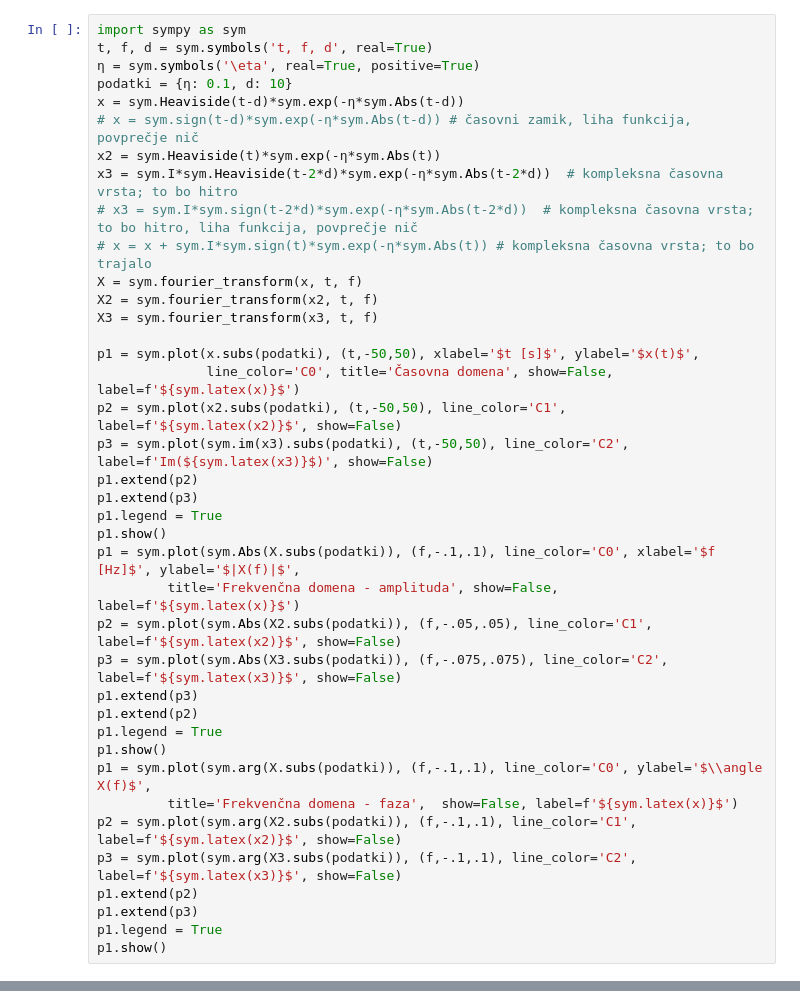
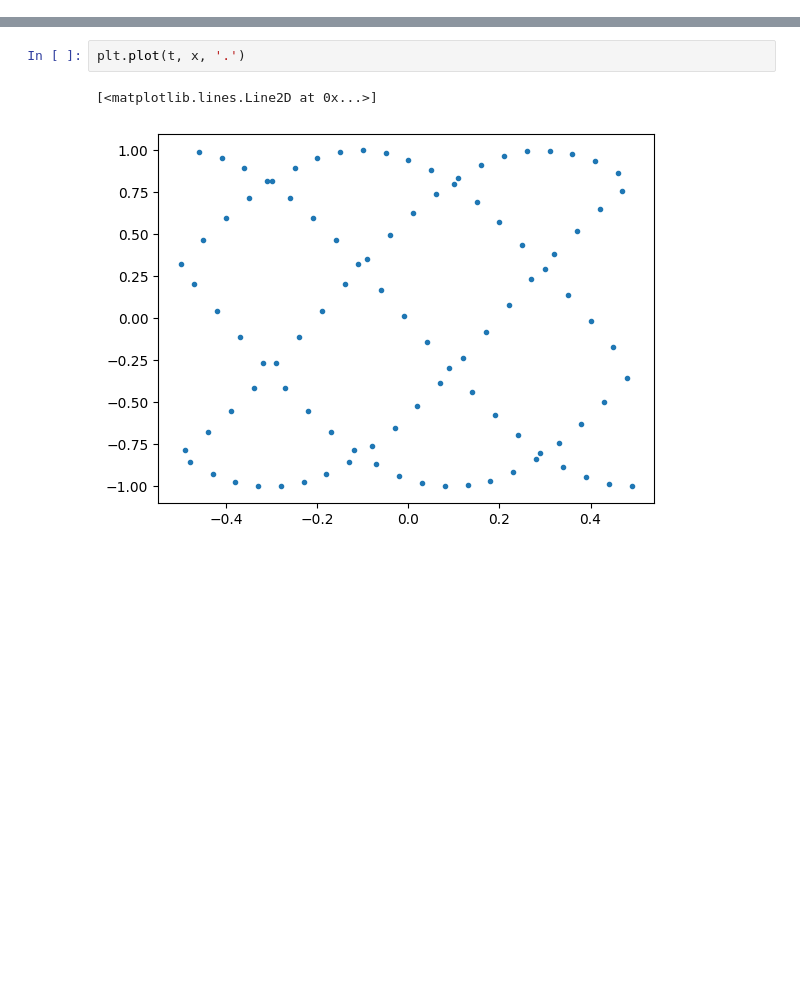
Before and after one commit to jankoslavic/procesiranje_signalov, a Jupyter notebook: _sources/notebooks/Untitled.ipynb, the cells around one changed output, grey strips where cells are left out. Saved outputs shown, nothing was run; the diff lists cells and outputs as text; blank space fills up the shorter version.

```diff
--- a/_sources/notebooks/Untitled.ipynb
+++ b/_sources/notebooks/Untitled.ipynb
@@ -40,39 +0,0 @@ p1.show()
-# %%
-import sympy as sym
-t, f, d = sym.symbols('t, f, d', real=True)
-η = sym.symbols('\eta', real=True, positive=True)
-podatki = {η: 0.1, d: 10}
-x = sym.Heaviside(t-d)*sym.exp(-η*sym.Abs(t-d))
-# x = sym.sign(t-d)*sym.exp(-η*sym.Abs(t-d)) # časovni zamik, liha funkcija, povprečje nič
-x2 = sym.Heaviside(t)*sym.exp(-η*sym.Abs(t))
-x3 = sym.I*sym.Heaviside(t-2*d)*sym.exp(-η*sym.Abs(t-2*d))  # kompleksna časovna vrsta; to bo hitro
-# x3 = sym.I*sym.sign(t-2*d)*sym.exp(-η*sym.Abs(t-2*d))  # kompleksna časovna vrsta; to bo hitro, liha funkcija, povprečje nič
-# x = x + sym.I*sym.sign(t)*sym.exp(-η*sym.Abs(t)) # kompleksna časovna vrsta; to bo trajalo
-X = sym.fourier_transform(x, t, f)
-X2 = sym.fourier_transform(x2, t, f)
-X3 = sym.fourier_transform(x3, t, f)
-
-p1 = sym.plot(x.subs(podatki), (t,-50,50), xlabel='$t [s]$', ylabel='$x(t)$',
-              line_color='C0', title='Časovna domena', show=False, label=f'${sym.latex(x)}$')
-p2 = sym.plot(x2.subs(podatki), (t,-50,50), line_color='C1',  label=f'${sym.latex(x2)}$', show=False)
-p3 = sym.plot(sym.im(x3).subs(podatki), (t,-50,50), line_color='C2', label=f'Im(${sym.latex(x3)}$)', show=False)
-p1.extend(p2)
-p1.extend(p3)
-p1.legend = True
-p1.show()
-p1 = sym.plot(sym.Abs(X.subs(podatki)), (f,-.1,.1), line_color='C0', xlabel='$f [Hz]$', ylabel='$|X(f)|$',
-         title='Frekvenčna domena - amplituda', show=False, label=f'${sym.latex(x)}$')
-p2 = sym.plot(sym.Abs(X2.subs(podatki)), (f,-.05,.05), line_color='C1', label=f'${sym.latex(x2)}$', show=False)
-p3 = sym.plot(sym.Abs(X3.subs(podatki)), (f,-.075,.075), line_color='C2', label=f'${sym.latex(x3)}$', show=False)
-p1.extend(p3)
-p1.extend(p2)
-p1.legend = True
-p1.show()
-p1 = sym.plot(sym.arg(X.subs(podatki)), (f,-.1,.1), line_color='C0', ylabel='$\\angle X(f)$',
-         title='Frekvenčna domena - faza',  show=False, label=f'${sym.latex(x)}$')
-p2 = sym.plot(sym.arg(X2.subs(podatki)), (f,-.1,.1), line_color='C1', label=f'${sym.latex(x2)}$', show=False)
-p3 = sym.plot(sym.arg(X3.subs(podatki)), (f,-.1,.1), line_color='C2', label=f'${sym.latex(x3)}$', show=False)
-p1.extend(p2)
-p1.extend(p3)
-p1.legend = True
-p1.show()
@@ -191,0 +1,5 @@ p1.legend = True
+# %%
+plt.plot(t, x, '.')
+# %% [output]
+[<matplotlib.lines.Line2D at 0x...>]
+[figure, added]
```
Also changed, not shown: parts of 13 cells of this notebook, 14 other files.
